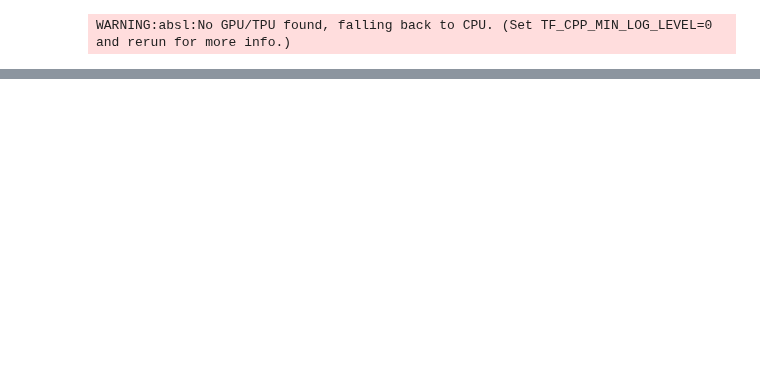
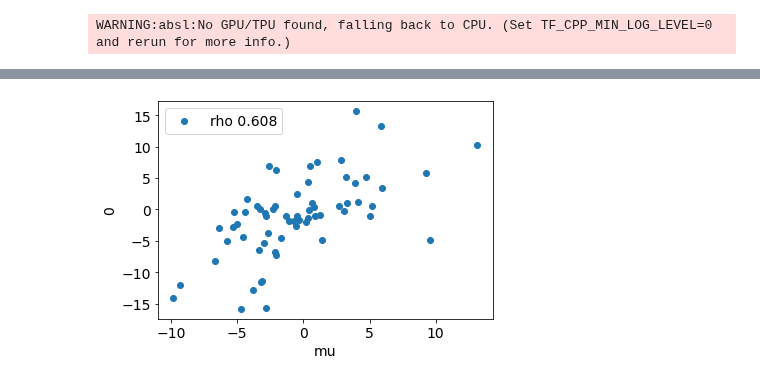
Before and after one commit to ajipalar/pynet, a Jupyter notebook: devel/WishartSyntheticBenchmark.ipynb, the cells around one changed output, grey strips where cells are left out. Drawn from its saved outputs; the diff is of its cells as text; code cells hidden in the pictures; blank space fills up the shorter version.

```diff
--- a/devel/WishartSyntheticBenchmark.ipynb
+++ b/devel/WishartSyntheticBenchmark.ipynb
@@ -127,0 +211,4 @@ val.data.shape
+# %%
+ccscatter(data.mu, data.loc[:, 0])
+# %% [output]
+[figure, added]
```
Also changed, not shown: parts of 40 cells of this notebook.
